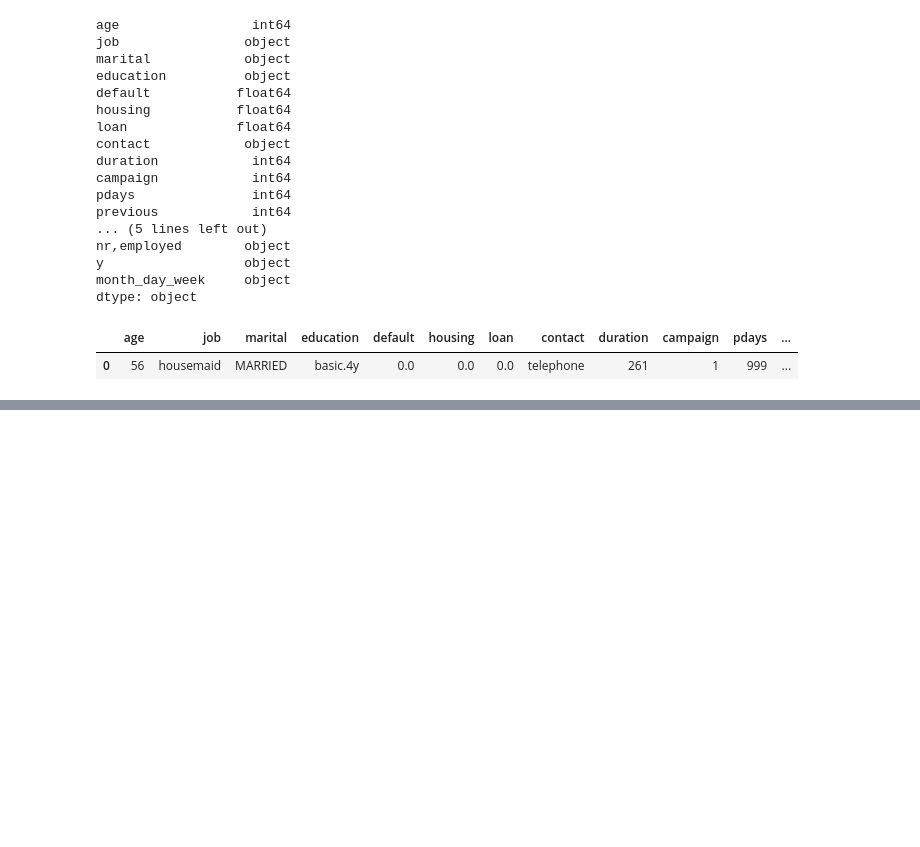
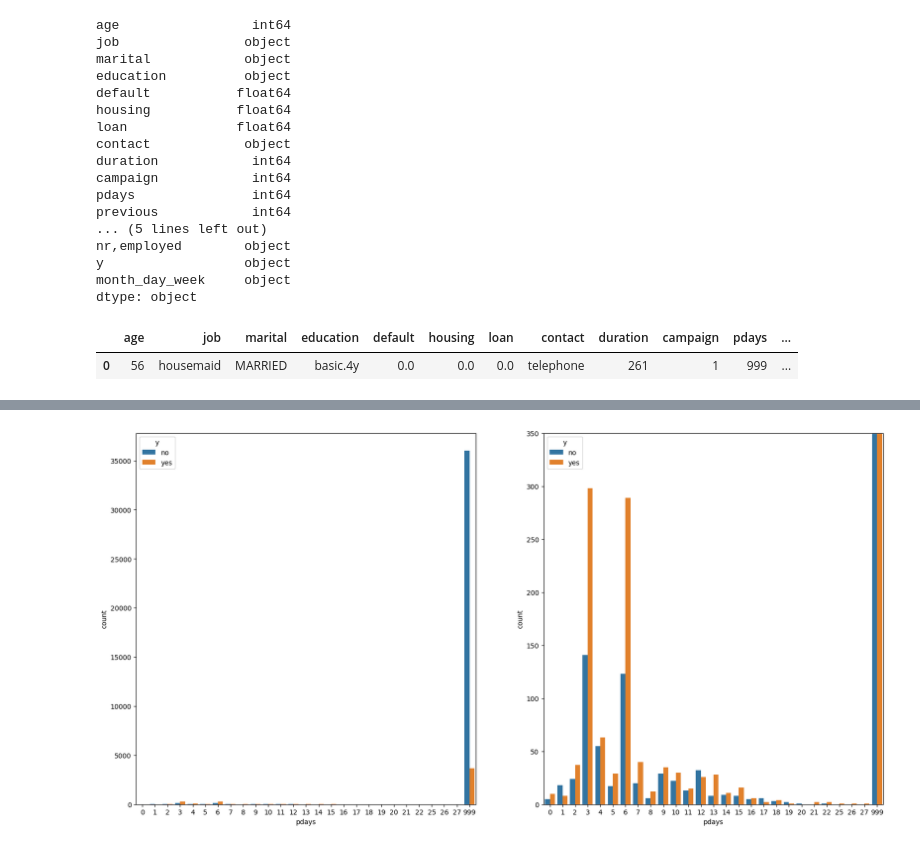
Before and after one commit to NataliaBarquin/Adalab_Pair_programming_4_EDA_limpieza_ETL, a Jupyter notebook: Limpieza/limpieza_1.ipynb, the cells around one changed output, grey strips where cells are left out. Drawn from its saved outputs; the diff is of its cells as text; code cells hidden in the pictures; blank space fills up the shorter version.

```diff
--- a/Limpieza/limpieza_1.ipynb
+++ b/Limpieza/limpieza_1.ipynb
@@ -148,0 +165,7 @@ df["marital"] = df["marital"].apply(minusculas)
+# %%
+fig, axes = plt.subplots(1,2, figsize = (20,10))
+sns.countplot(x = 'pdays', hue = 'y', data = df, ax = axes [0])
+sns.countplot(x = 'pdays', hue = 'y', data = df, ax = axes [1])
+axes[1].set_ylim(0, 350);
+# %% [output]
+[figure, added]
```
Also changed, not shown: parts of 5 cells of this notebook, 2 other files.
